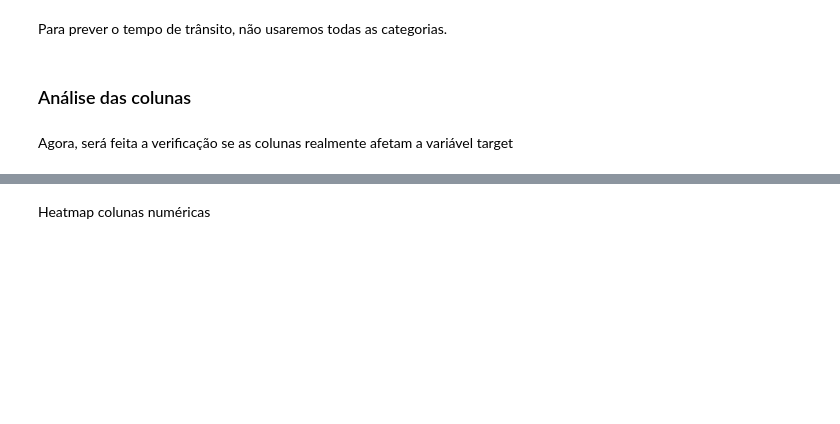
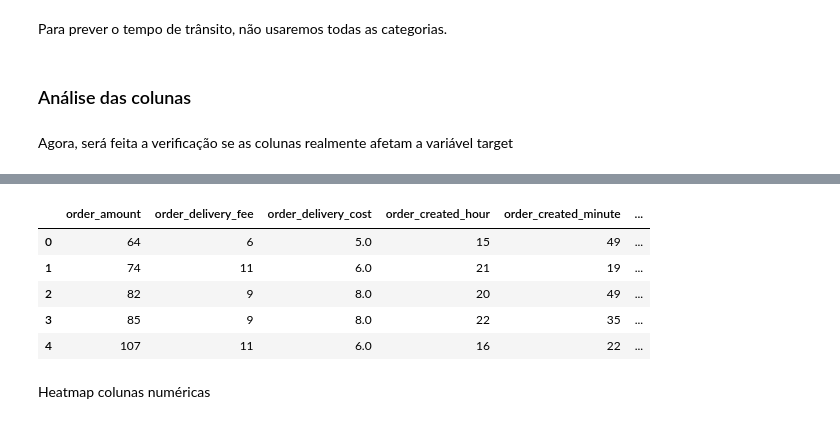
Before and after one commit to PedroMatusita/Previsao, a Jupyter notebook: matusita.ipynb, the cells around one changed output, grey strips where cells are left out. Saved outputs shown, nothing was run; the diff lists cells and outputs as text; code cells hidden in the pictures; blank space fills up the shorter version.

```diff
--- a/matusita.ipynb
+++ b/matusita.ipynb
@@ -78,2 +117,11 @@ Tempo de modo anel
+# %%
+df_transito.head()
+# %% [output]
+|  | order_amount | order_delivery_fee | order_delivery_cost | order_created_hour | order_created_minute | ... |
+| 0 | 64 | 6 | 5.0 | 15 | 49 | ... |
+| 1 | 74 | 11 | 6.0 | 21 | 19 | ... |
+| 2 | 82 | 9 | 8.0 | 20 | 49 | ... |
+| 3 | 85 | 9 | 8.0 | 22 | 35 | ... |
+| 4 | 107 | 11 | 6.0 | 16 | 22 | ... |
 # %% [markdown]
 Heatmap colunas numéricas
```
Also changed, not shown: parts of 7 cells of this notebook.
